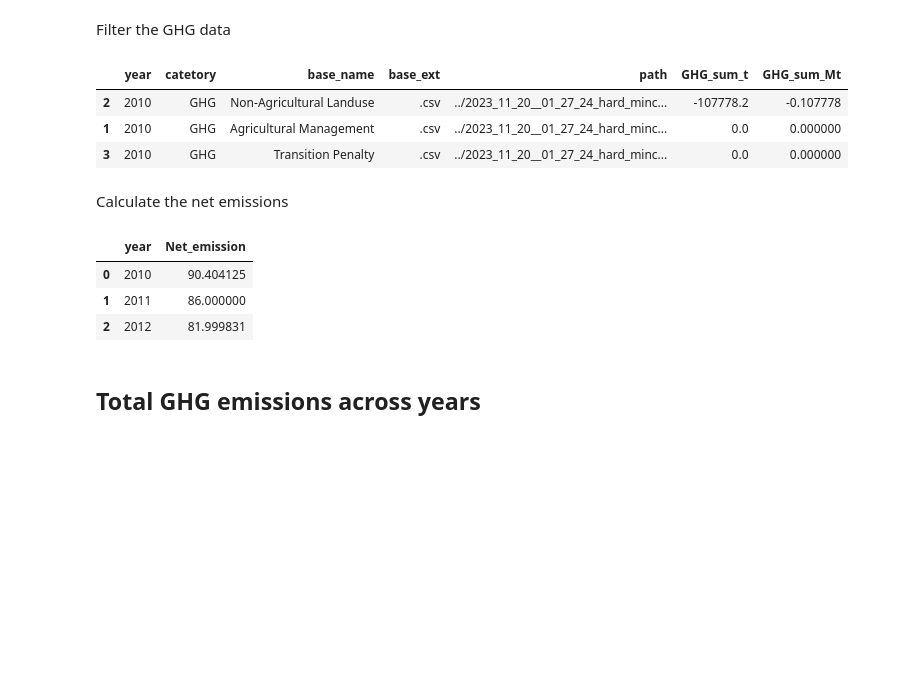
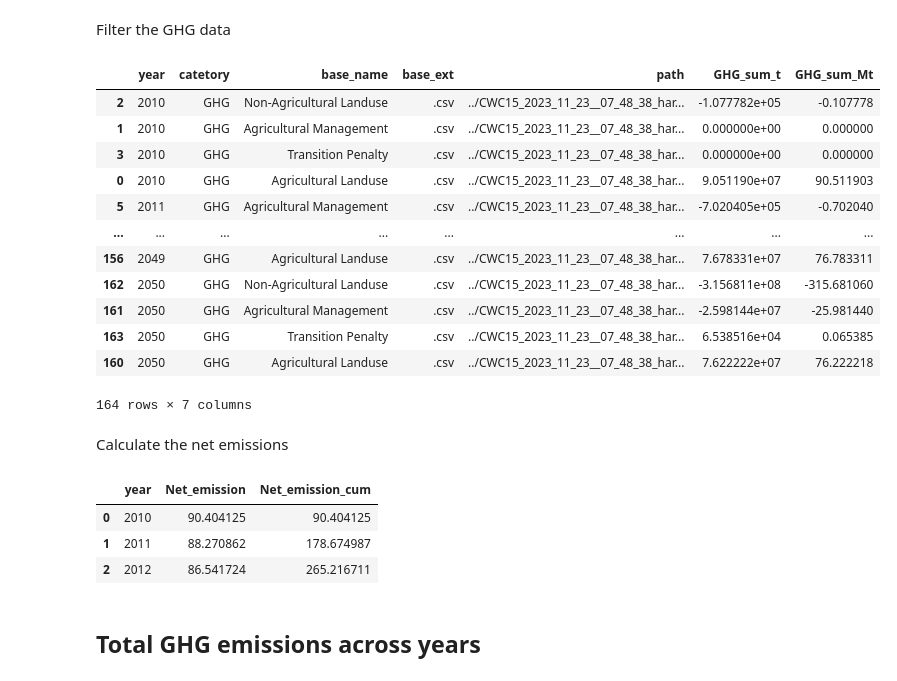
Before and after one commit to JinzhuWANG/VIS_LUTO, a Jupyter notebook: _sources/VIS_01_GHG.ipynb, the cells around one changed output. Saved outputs shown, nothing was run; the diff lists cells and outputs as text; code cells hidden in the pictures; blank space fills up the shorter version.

```diff
--- a/_sources/VIS_01_GHG.ipynb
+++ b/_sources/VIS_01_GHG.ipynb
@@ -29,17 +32,26 @@ print(files_selc['catetory'].unique(),'\n')
 # %% [markdown]
 Filter the GHG data
 # %%
-# NO CODE
+# HIDE CODE
 # Get the GHG files
 GHG_files = get_GHG_file_df(files_selc)
 GHG_files = GHG_files.reset_index(drop=True).sort_values(['year','GHG_sum_t'])
 GHG_files['GHG_sum_Mt'] = GHG_files['GHG_sum_t'] / 1e6
-GHG_files.head(3)
+GHG_files
 # %% [output]
 |  | year | catetory | base_name | base_ext | path | GHG_sum_t | GHG_sum_Mt |
-| 2 | 2010 | GHG | Non-Agricultural Landuse | .csv | ../2023_11_20__01_27_24_hard_minc... | -107778.2 | -0.107778 |
-| 1 | 2010 | GHG | Agricultural Management | .csv | ../2023_11_20__01_27_24_hard_minc... | 0.0 | 0.000000 |
-| 3 | 2010 | GHG | Transition Penalty | .csv | ../2023_11_20__01_27_24_hard_minc... | 0.0 | 0.000000 |
+| 2 | 2010 | GHG | Non-Agricultural Landuse | .csv | ../CWC15_2023_11_23__07_48_38_har... | -1.077782e+05 | -0.107778 |
+| 1 | 2010 | GHG | Agricultural Management | .csv | ../CWC15_2023_11_23__07_48_38_har... | 0.000000e+00 | 0.000000 |
+| 3 | 2010 | GHG | Transition Penalty | .csv | ../CWC15_2023_11_23__07_48_38_har... | 0.000000e+00 | 0.000000 |
+| 0 | 2010 | GHG | Agricultural Landuse | .csv | ../CWC15_2023_11_23__07_48_38_har... | 9.051190e+07 | 90.511903 |
+| 5 | 2011 | GHG | Agricultural Management | .csv | ../CWC15_2023_11_23__07_48_38_har... | -7.020405e+05 | -0.702040 |
+| ... | ... | ... | ... | ... | ... | ... | ... |
+| 156 | 2049 | GHG | Agricultural Landuse | .csv | ../CWC15_2023_11_23__07_48_38_har... | 7.678331e+07 | 76.783311 |
+| 162 | 2050 | GHG | Non-Agricultural Landuse | .csv | ../CWC15_2023_11_23__07_48_38_har... | -3.156811e+08 | -315.681060 |
+| 161 | 2050 | GHG | Agricultural Management | .csv | ../CWC15_2023_11_23__07_48_38_har... | -2.598144e+07 | -25.981440 |
+| 163 | 2050 | GHG | Transition Penalty | .csv | ../CWC15_2023_11_23__07_48_38_har... | 6.538516e+04 | 0.065385 |
+| 160 | 2050 | GHG | Agricultural Landuse | .csv | ../CWC15_2023_11_23__07_48_38_har... | 7.622222e+07 | 76.222218 |
+164 rows × 7 columns
 # %% [markdown]
 Calculate the net emissions
 # %%
@@ -47,11 +59,13 @@ Calculate the net emissions
 # Calculate the net emissions
 Net_emission = GHG_files.groupby('year')['GHG_sum_Mt'].sum(numeric_only = True).reset_index()
 Net_emission = Net_emission.rename(columns={'GHG_sum_Mt':'Net_emission'})
+
+Net_emission['Net_emission_cum'] = Net_emission['Net_emission'].cumsum()
 Net_emission.head(3)
 # %% [output]
-|  | year | Net_emission |
-| 0 | 2010 | 90.404125 |
-| 1 | 2011 | 86.000000 |
-| 2 | 2012 | 81.999831 |
+|  | year | Net_emission | Net_emission_cum |
+| 0 | 2010 | 90.404125 | 90.404125 |
+| 1 | 2011 | 88.270862 | 178.674987 |
+| 2 | 2012 | 86.541724 | 265.216711 |
 # %% [markdown]
 ## Total GHG emissions across years
```
Also changed, not shown: parts of 7 cells of this notebook, 17 other files.
